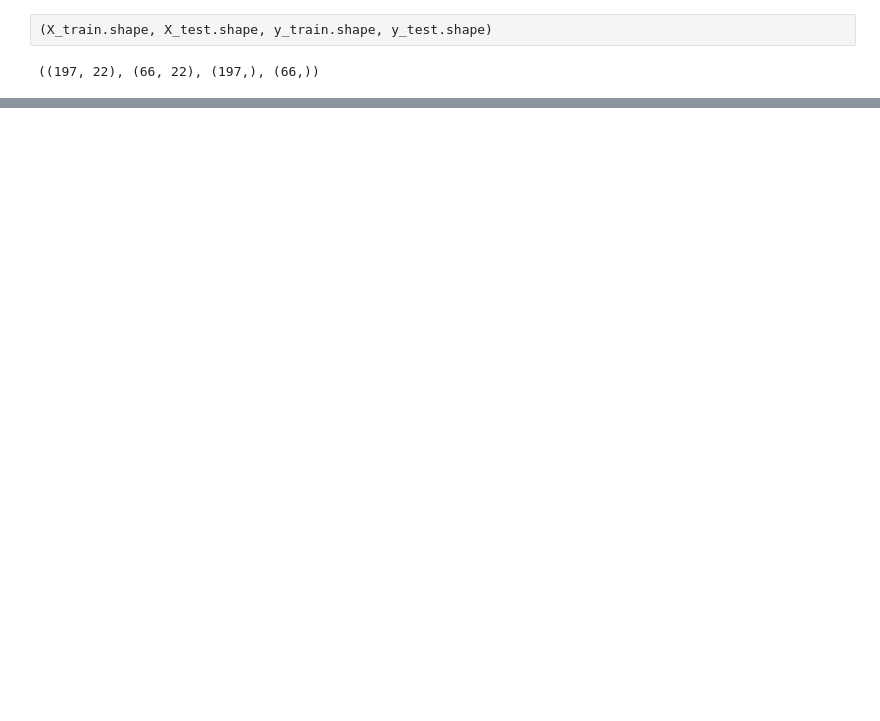
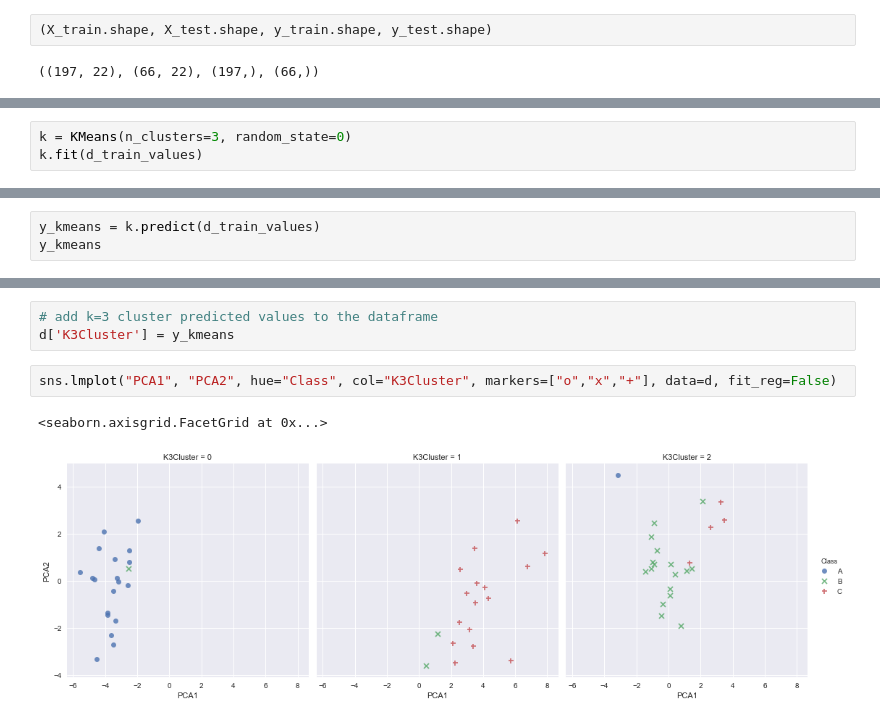
Before and after one commit to aenfield/Data558, a Jupyter notebook: Week04/EnfieldAndrew-HW4.ipynb, the cells around one changed output, grey strips where cells are left out. Saved outputs shown, nothing was run; the diff lists cells and outputs as text; blank space fills up the shorter version.

```diff
--- a/Week04/EnfieldAndrew-HW4.ipynb
+++ b/Week04/EnfieldAndrew-HW4.ipynb
@@ -134,0 +198,3 @@ cd.
+# %%
+k = KMeans(n_clusters=3, random_state=0)
+k.fit(d_train_values)
@@ -134,0 +205,3 @@ cd.
+# %%
+y_kmeans = k.predict(d_train_values)
+y_kmeans
@@ -134,0 +219,8 @@ cd.
+# %%
+# add k=3 cluster predicted values to the dataframe
+d['K3Cluster'] = y_kmeans
+# %%
+sns.lmplot("PCA1", "PCA2", hue="Class", col="K3Cluster", markers=["o","x","+"], data=d, fit_reg=False)
+# %% [output]
+<seaborn.axisgrid.FacetGrid at 0x...>
+[figure, added]
```
Also changed, not shown: parts of 39 cells of this notebook, 2 other files.
